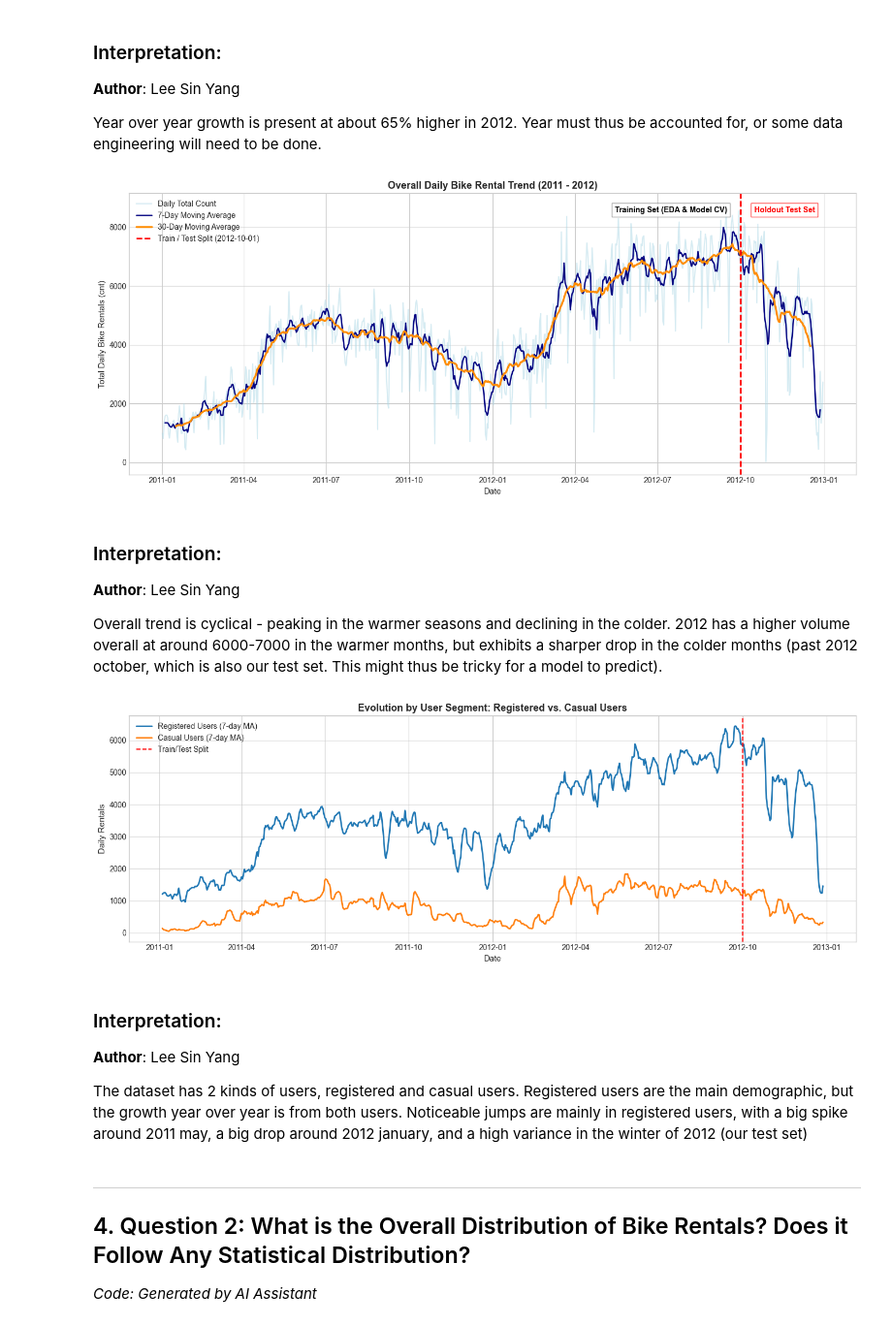
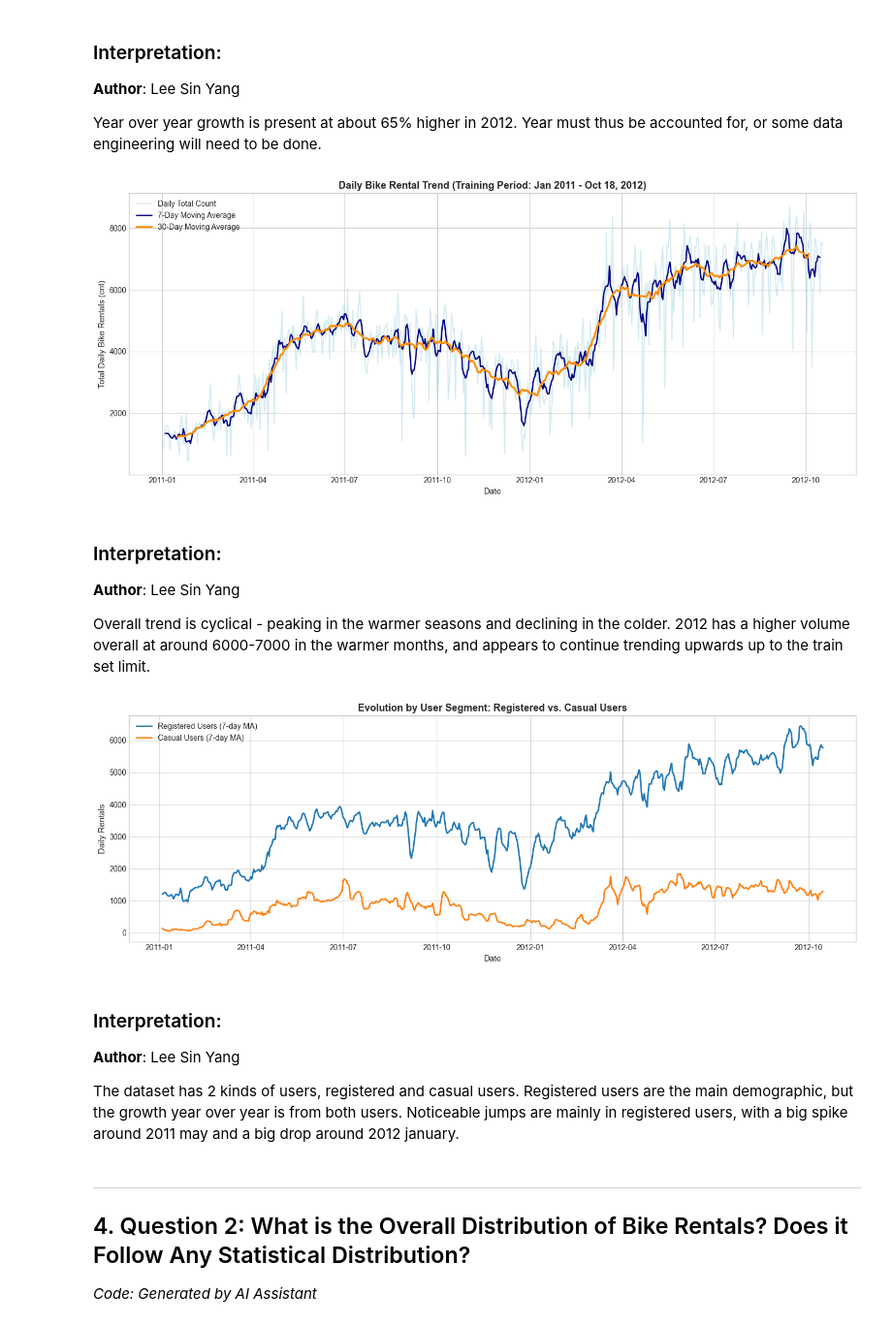
Before and after one commit to SinYang13/DSA211, a Jupyter notebook: notebooks/01 EDA.ipynb, the cells around one changed output. Shown at 97% size. Drawn from its saved outputs; the diff is of its cells as text; code cells hidden in the pictures.

```diff
--- a/notebooks/01 EDA.ipynb
+++ b/notebooks/01 EDA.ipynb
@@ -116,8 +126,8 @@ The test set is 12.5% of rows, which are all after 2012-10-01. This will be the
 ## 3. Question 1: What is the Overall Trend of Bike Rental Usage?
 *Code: Generated by AI Assistant*
 # %%
-# Daily aggregate trend across the full 2-year timeline
-daily_trend = df.groupby('dteday').agg({
+# Daily aggregate trend across the training period (2011-01-01 to 2012-10-18)
+daily_trend = train_df.groupby('dteday').agg({
     'cnt': 'sum',
     'casual': 'sum',
     'registered': 'sum',
@@ -127,14 +137,15 @@ daily_trend = df.groupby('dteday').agg({
 daily_trend['cnt_7d_mavg'] = daily_trend['cnt'].rolling(window=7, center=True).mean()
 daily_trend['cnt_30d_mavg'] = daily_trend['cnt'].rolling(window=30, center=True).mean()
 
-# Year-over-year growth summary
-tot_2011 = df[df['yr'] == 0]['cnt'].sum()
-tot_2012 = df[df['yr'] == 1]['cnt'].sum()
-mean_hr_2011 = df[df['yr'] == 0]['cnt'].mean()
-mean_hr_2012 = df[df['yr'] == 1]['cnt'].mean()
+# Year-over-year growth summary on matching months (Jan - Sep), since late 2012 is held out
+same_period = train_df[train_df['mnth'] <= 9]
+tot_2011 = same_period[same_period['yr'] == 0]['cnt'].sum()
+tot_2012 = same_period[same_period['yr'] == 1]['cnt'].sum()
+mean_hr_2011 = same_period[same_period['yr'] == 0]['cnt'].mean()
+mean_hr_2012 = same_period[same_period['yr'] == 1]['cnt'].mean()
 growth_rate = ((tot_2012 - tot_2011) / tot_2011) * 100
 
-print(f"2011 Total Rentals: {tot_2011:,} (Mean: {mean_hr_2011:.1f} rentals/hour)")
-print(f"2012 Total Rentals: {tot_2012:,} (Mean: {mean_hr_2012:.1f} rentals/hour)")
-print(f"Year-over-Year Growth Rate: {growth_rate:.2f}%")
+print(f"Jan-Sep 2011 Total Rentals: {tot_2011:,} (Mean: {mean_hr_2011:.1f} rentals/hour)")
+print(f"Jan-Sep 2012 Total Rentals: {tot_2012:,} (Mean: {mean_hr_2012:.1f} rentals/hour)")
+print(f"Year-over-Year Growth Rate (Jan-Sep): {growth_rate:.2f}%")
 # %% [output]
@@ -147,31 +158,25 @@ Year-over-Year Growth Rate: 64.88%
 
 Year over year growth is present at about 65% higher in 2012. Year must thus be accounted for, or some data engineering will need to be done.
 # %%
-# Plot daily rental timeline with train/test boundary
+# Plot daily rental timeline over the training period
 fig, ax = plt.subplots(figsize=(14, 6))
 ax.plot(daily_trend['dteday'], daily_trend['cnt'], color='lightblue', alpha=0.5, label='Daily Total Count')
 ax.plot(daily_trend['dteday'], daily_trend['cnt_7d_mavg'], color='navy', linewidth=1.8, label='7-Day Moving Average')
 ax.plot(daily_trend['dteday'], daily_trend['cnt_30d_mavg'], color='darkorange', linewidth=2.5, label='30-Day Moving Average')
 
-ax.axvline(split_date, color='red', linestyle='--', linewidth=2, label='Train / Test Split (2012-10-01)')
-ax.text(split_date - pd.Timedelta(days=15), 8500, 'Training Set (EDA & Model CV)',
-        color='black', ha='right', fontweight='bold', bbox=dict(facecolor='white', alpha=0.8, edgecolor='gray'))
-ax.text(split_date + pd.Timedelta(days=15), 8500, 'Holdout Test Set',
-        color='red', ha='left', fontweight='bold', bbox=dict(facecolor='white', alpha=0.8, edgecolor='red'))
-
-ax.set_title('Overall Daily Bike Rental Trend (2011 - 2012)', fontsize=13, fontweight='bold')
+ax.set_title('Daily Bike Rental Trend (Training Period: Jan 2011 - Oct 18, 2012)', fontsize=13, fontweight='bold')
 ax.set_xlabel('Date')
 ax.set_ylabel('Total Daily Bike Rentals (cnt)')
 ax.legend(loc='upper left')
 plt.tight_layout()
 plt.show()
 # %% [output]
-[figure, old version]
+[figure, new version]
 # %% [markdown]
 ### Interpretation:
 **Author**: Lee Sin Yang
 
-Overall trend is cyclical - peaking in the warmer seasons and declining in the colder. 2012 has a higher volume overall at around 6000-7000 in the warmer months, but exhibits a sharper drop in the colder months (past 2012 october, which is also our test set. This might thus be tricky for a model to predict).
+Overall trend is cyclical - peaking in the warmer seasons and declining in the colder. 2012 has a higher volume overall at around 6000-7000 in the warmer months, and appears to continue trending upwards up to the train set limit.
 # %%
 # Plot registered vs casual user evolution
 daily_trend['cas_7d'] = daily_trend['casual'].rolling(7, center=True).mean()
@@ -180,7 +185,6 @@ daily_trend['reg_7d'] = daily_trend['registered'].rolling(7, center=True).mean()
 fig, ax = plt.subplots(figsize=(14, 5))
 ax.plot(daily_trend['dteday'], daily_trend['reg_7d'], color='#1f77b4', linewidth=2, label='Registered Users (7-day MA)')
 ax.plot(daily_trend['dteday'], daily_trend['cas_7d'], color='#ff7f0e', linewidth=2, label='Casual Users (7-day MA)')
-ax.axvline(split_date, color='red', linestyle='--', label='Train/Test Split')
 
 ax.set_title('Evolution by User Segment: Registered vs. Casual Users', fontsize=13, fontweight='bold')
 ax.set_xlabel('Date')
@@ -189,12 +193,12 @@ ax.legend()
 plt.tight_layout()
 plt.show()
 # %% [output]
-[figure, old version]
+[figure, new version]
 # %% [markdown]
 ### Interpretation:
 **Author**: Lee Sin Yang
 
-The dataset has 2 kinds of users, registered and casual users. Registered users are the main demographic, but the growth year over year is from both users. Noticeable jumps are mainly in registered users, with a big spike around 2011 may, a big drop around 2012 january, and a high variance in the winter of 2012 (our test set)
+The dataset has 2 kinds of users, registered and casual users. Registered users are the main demographic, but the growth year over year is from both users. Noticeable jumps are mainly in registered users, with a big spike around 2011 may and a big drop around 2012 january.
 # %% [markdown]
 ---
 ## 4. Question 2: What is the Overall Distribution of Bike Rentals? Does it Follow Any Statistical Distribution?
```
Also changed, not shown: parts of 61 cells of this notebook, 14 other files.
